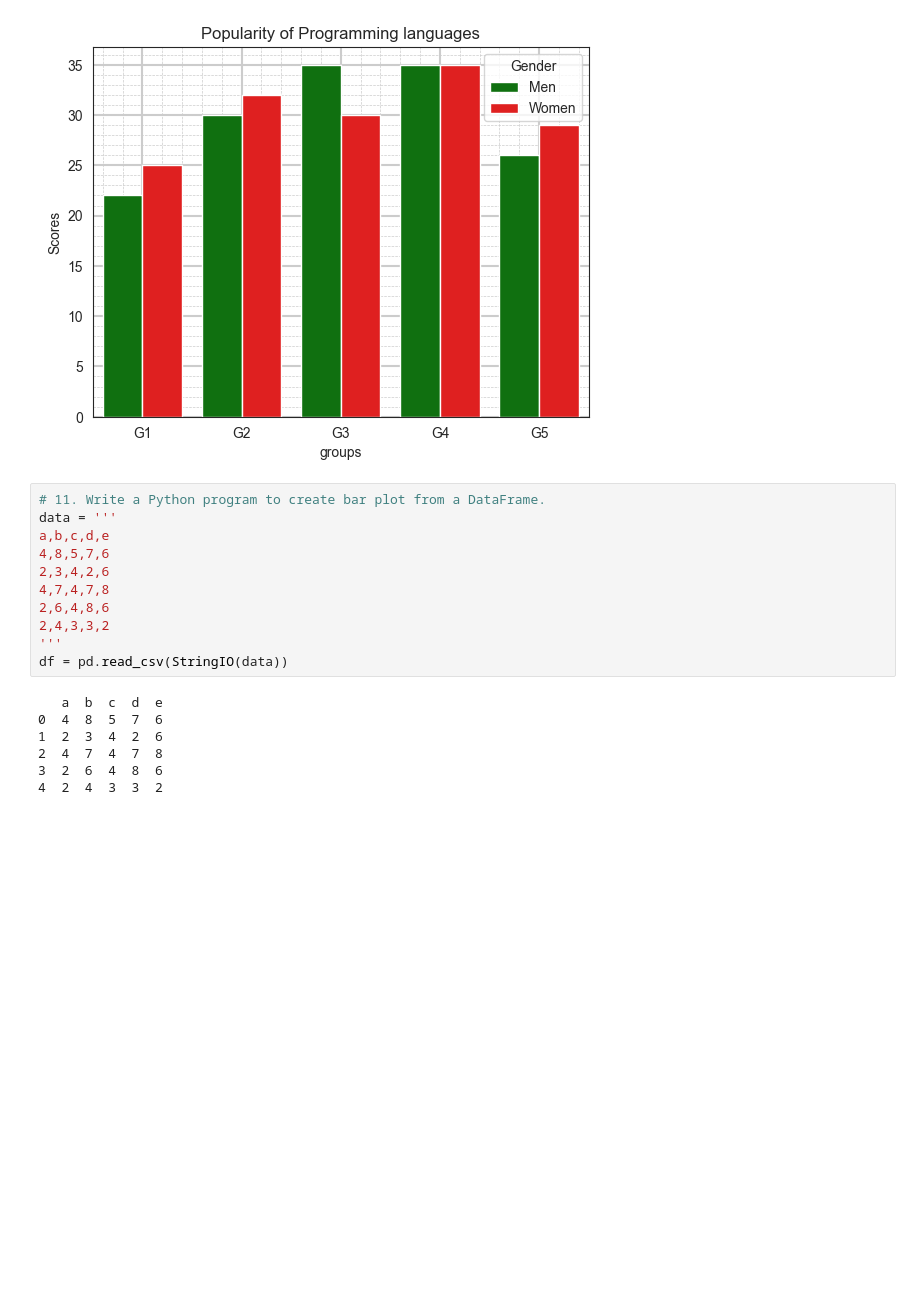
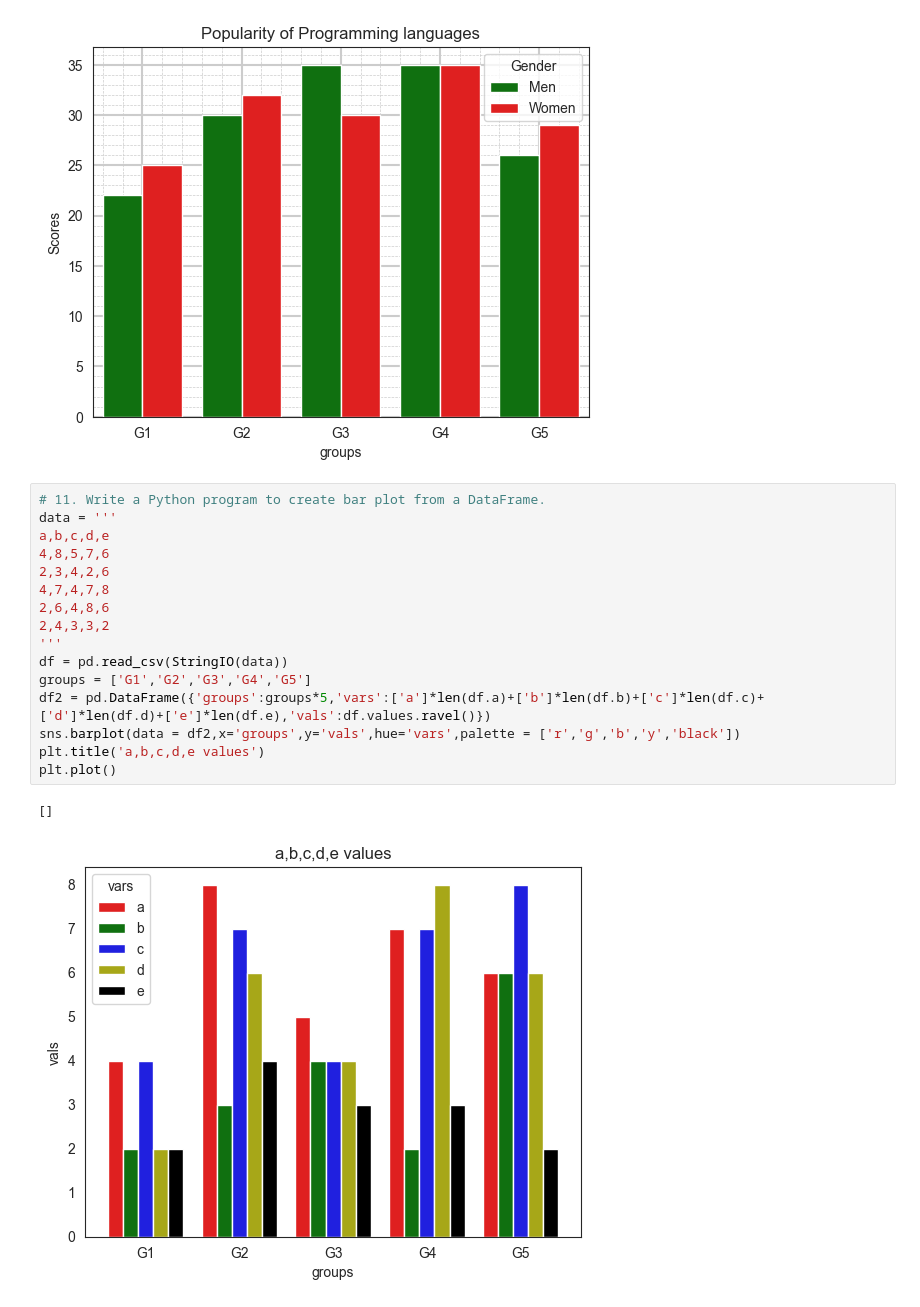
Before and after one commit to gpgaikwad576/DAIAugust2025, a Jupyter notebook: DA/Pankaj/assigs/assig5.ipynb, the cells around one changed output. Drawn from its saved outputs; the diff is of its cells as text; blank space fills up the shorter version.

```diff
--- a/DA/Pankaj/assigs/assig5.ipynb
+++ b/DA/Pankaj/assigs/assig5.ipynb
@@ -149,18 +149,19 @@ Text(0.5, 1.0, 'Popularity of Programming languages')
 # %%
 # 11. Write a Python program to create bar plot from a DataFrame.
 data = '''
 a,b,c,d,e
 4,8,5,7,6
 2,3,4,2,6
 4,7,4,7,8
 2,6,4,8,6
 2,4,3,3,2
 '''
 df = pd.read_csv(StringIO(data))
+groups = ['G1','G2','G3','G4','G5']
+df2 = pd.DataFrame({'groups':groups*5,'vars':['a']*len(df.a)+['b']*len(df.b)+['c']*len(df.c)+['d']*len(df.d)+['e']*len(df.e),'vals':df.values.ravel()})
+sns.barplot(data = df2,x='groups',y='vals',hue='vars',palette = ['r','g','b','y','black'])
+plt.title('a,b,c,d,e values')
+plt.plot()
 # %% [output]
-   a  b  c  d  e
-0  4  8  5  7  6
-1  2  3  4  2  6
-2  4  7  4  7  8
-3  2  6  4  8  6
-4  2  4  3  3  2
+[]
+[figure, added]
```
Also changed, not shown: parts of 6 cells of this notebook, 4 other files.
